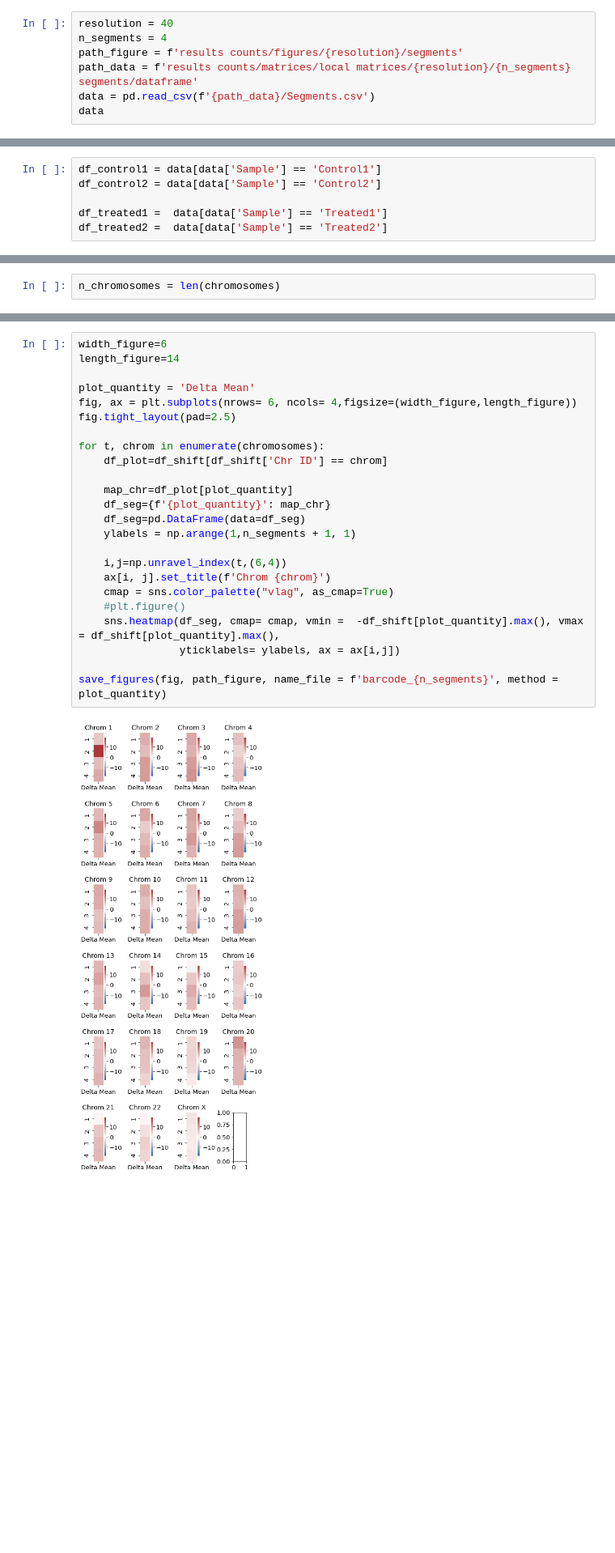
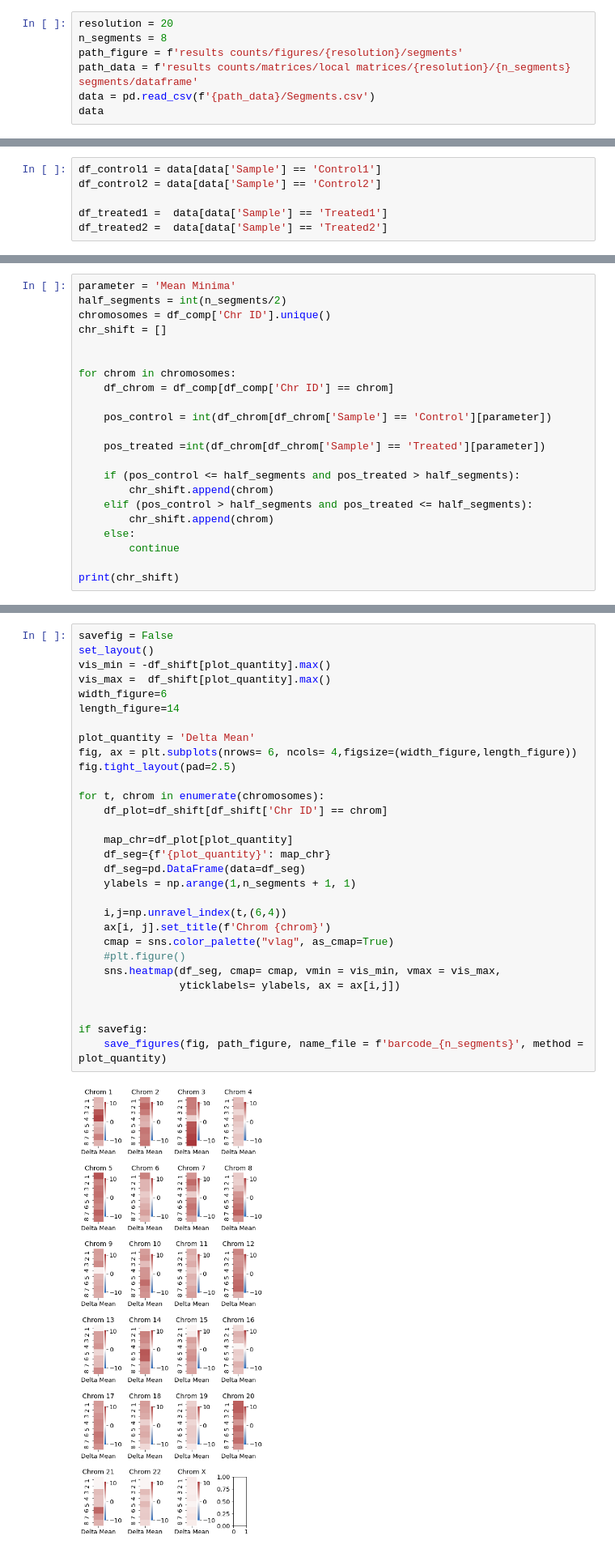
Before and after one commit to barbaroo/genome_topology, a Jupyter notebook: Hi-C map analysis/Local matrix analysis bulk.ipynb, the cells around one changed output, grey strips where cells are left out. Shown at 81% size. Cells and saved outputs as stored; diff of their text form; blank space fills up the shorter version.

```diff
--- a/Hi-C map analysis/Local matrix analysis bulk.ipynb
+++ b/Hi-C map analysis/Local matrix analysis bulk.ipynb
@@ -219,8 +199,8 @@ save_figures(fig, path = path_figure, name_file = f'segments_{n_segments}_{thres
 # %% [markdown]
 Load the dataset you want to analyse (pick resolution and number of segments)
 # %%
-resolution = 40
-n_segments = 4
+resolution = 20
+n_segments = 8
 path_figure = f'results counts/figures/{resolution}/segments'
 path_data = f'results counts/matrices/local matrices/{resolution}/{n_segments} segments/dataframe'
 data = pd.read_csv(f'{path_data}/Segments.csv')
@@ -289,2 +265,0 @@ all_data
-# %%
-n_chromosomes = len(chromosomes)
@@ -372,0 +346,22 @@ Index(['1', '10', '11', '12', '13', '14', '15', '16', '17', '18', '19', '2',
+# %%
+parameter = 'Mean Minima'
+half_segments = int(n_segments/2)
+chromosomes = df_comp['Chr ID'].unique()
+chr_shift = []
+
+
+for chrom in chromosomes:
+    df_chrom = df_comp[df_comp['Chr ID'] == chrom]
+
+    pos_control = int(df_chrom[df_chrom['Sample'] == 'Control'][parameter])
+
+    pos_treated =int(df_chrom[df_chrom['Sample'] == 'Treated'][parameter])
+
+    if (pos_control <= half_segments and pos_treated > half_segments):
+        chr_shift.append(chrom)
+    elif (pos_control > half_segments and pos_treated <= half_segments):
+        chr_shift.append(chrom)
+    else:
+        continue
+
+print(chr_shift)
@@ -394,26 +396,32 @@ df_shift
 # %%
+savefig = False
+set_layout()
+vis_min = -df_shift[plot_quantity].max()
+vis_max =  df_shift[plot_quantity].max()
 width_figure=6
 length_figure=14
 
 plot_quantity = 'Delta Mean'
 fig, ax = plt.subplots(nrows= 6, ncols= 4,figsize=(width_figure,length_figure))
 fig.tight_layout(pad=2.5)
 
 for t, chrom in enumerate(chromosomes):
     df_plot=df_shift[df_shift['Chr ID'] == chrom]
 
     map_chr=df_plot[plot_quantity]
     df_seg={f'{plot_quantity}': map_chr}
     df_seg=pd.DataFrame(data=df_seg)
     ylabels = np.arange(1,n_segments + 1, 1)
 
     i,j=np.unravel_index(t,(6,4))
     ax[i, j].set_title(f'Chrom {chrom}')
     cmap = sns.color_palette("vlag", as_cmap=True)
     #plt.figure()
-    sns.heatmap(df_seg, cmap= cmap, vmin =  -df_shift[plot_quantity].max(), vmax = df_shift[plot_quantity].max(),
+    sns.heatmap(df_seg, cmap= cmap, vmin = vis_min, vmax = vis_max,
                 yticklabels= ylabels, ax = ax[i,j])
 
-save_figures(fig, path_figure, name_file = f'barcode_{n_segments}', method = plot_quantity)
+
+if savefig:
+    save_figures(fig, path_figure, name_file = f'barcode_{n_segments}', method = plot_quantity)
 # %% [output]
-[figure, old version]
+[figure, new version]
```
Also changed, not shown: parts of 33 cells of this notebook.
